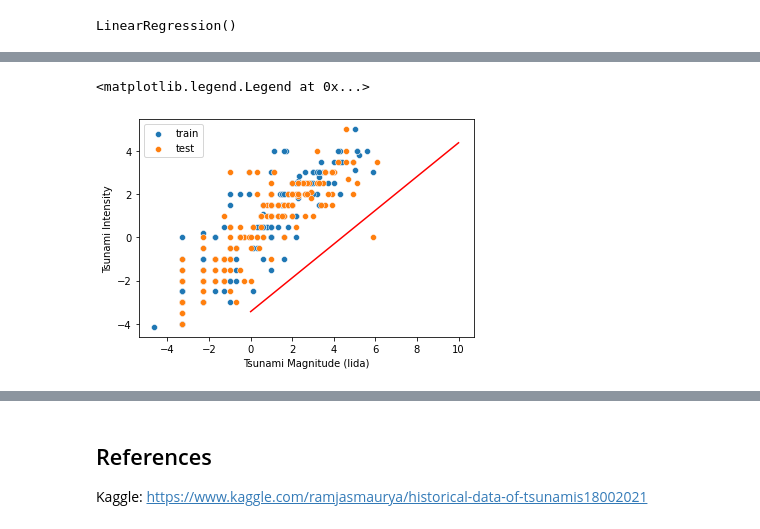
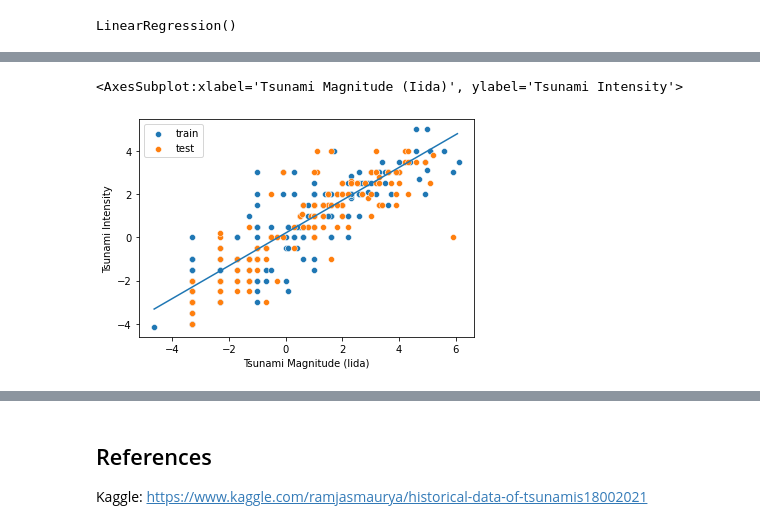
Before and after one commit to ImyPG/Tsunamis, a Jupyter notebook: Tsunamis.ipynb, the cells around one changed output, grey strips where cells are left out. Drawn from its saved outputs; the diff is of its cells as text; code cells hidden in the pictures.

```diff
--- a/Tsunamis.ipynb
+++ b/Tsunamis.ipynb
@@ -673,12 +682,13 @@ mean_squared_error(y_test, lr.predict(X_test))
 # %%
 import numpy as np
 
-x_range = np.arange(start=temp['Tsunami Magnitude (Iida)'].min(),stop=temp['Tsunami Magnitude (Iida)'].max())
+x_range = np.arange(start=temp['Tsunami Magnitude (Iida)'].min(),stop=temp['Tsunami Magnitude (Iida)'].max(),step=0.1)
 y_hat = lr.intercept_ + lr.coef_[0]*x_range
 sns.scatterplot(X_train['Tsunami Magnitude (Iida)'], y_train, label='train')
 sns.scatterplot(X_test['Tsunami Magnitude (Iida)'], y_test, label='test')
-plt.plot(y_hat, color='r')
-plt.legend()
+sns.lineplot(x_range,y_hat)
+# plt.plot(y_hat, color='r')
+# plt.legend()
 # %% [output]
-<matplotlib.legend.Legend at 0x...>
+<AxesSubplot:xlabel='Tsunami Magnitude (Iida)', ylabel='Tsunami Intensity'>
-[figure, old version]
+[figure, new version]
```
Also changed, not shown: parts of 20 cells of this notebook.
